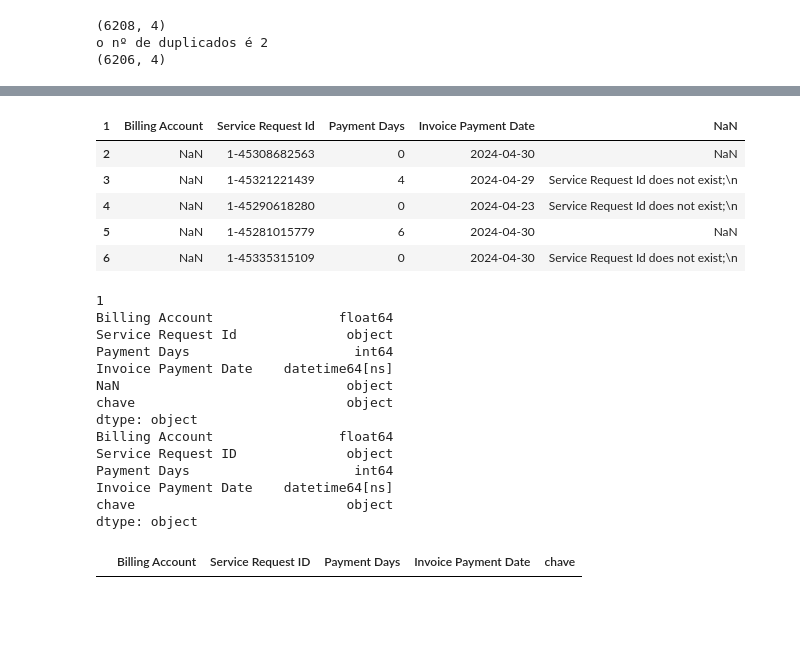
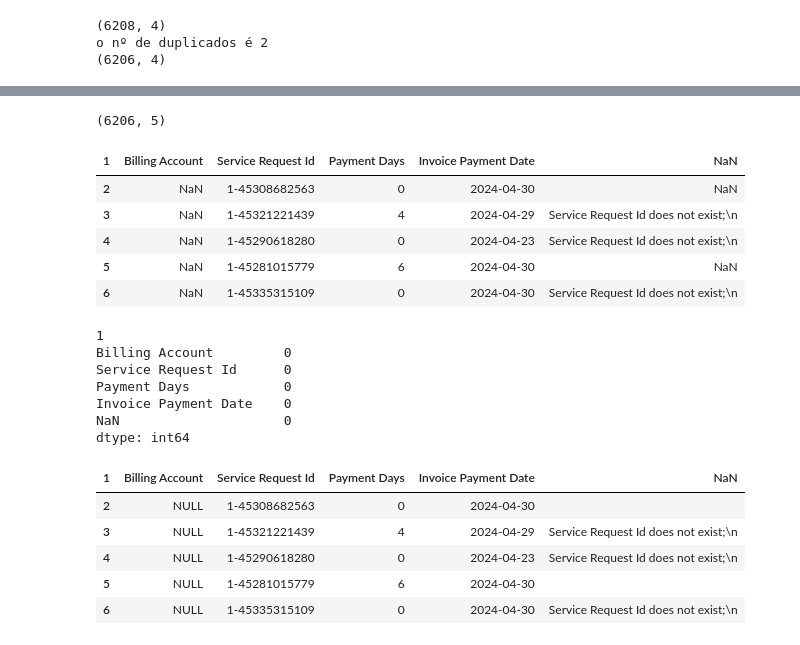
Before and after one commit to josepmatias/nos_reten-ao, a Jupyter notebook: actividades extra.ipynb, the cells around one changed output, grey strips where cells are left out. Saved outputs shown, nothing was run; the diff lists cells and outputs as text; code cells hidden in the pictures; blank space fills up the shorter version.

```diff
--- a/actividades extra.ipynb
+++ b/actividades extra.ipynb
@@ -409,14 +430,42 @@ erro_pagamento2.columns=erro_pagamento.iloc[1, :5]
 #separar data da hora
 erro_pagamento2["Invoice Payment Date"]=pd.to_datetime(erro_pagamento2["Invoice Payment Date"])
 
+print(erro_pagamento2.shape)
 erro_pagamento2.head()
 # %% [output]
+(6206, 5)
 | 1 | Billing Account | Service Request Id | Payment Days | Invoice Payment Date | NaN |
 | 2 | NaN | 1-45308682563 | 0 | 2024-04-30 | NaN |
 | 3 | NaN | 1-45321221439 | 4 | 2024-04-29 | Service Request Id does not exist;\n |
 | 4 | NaN | 1-45290618280 | 0 | 2024-04-23 | Service Request Id does not exist;\n |
 | 5 | NaN | 1-45281015779 | 6 | 2024-04-30 | NaN |
 | 6 | NaN | 1-45335315109 | 0 | 2024-04-30 | Service Request Id does not exist;\n |
+# %%
+#substituir NaN na 1ª coluna de erro_pagamento2
+
+erro_pagamento2.iloc[:, 0]=erro_pagamento2.iloc[:, 0].fillna("NULL")
+
+#substituir NaN na 5ª coluna onde se sinalizam os erros
+
+erro_pagamento2.iloc[:, 4]=erro_pagamento2.iloc[:, 4].fillna("")
+
+print(erro_pagamento2.isna().sum())
+
+erro_pagamento2.head()
+# %% [output]
+1
+Billing Account         0
+Service Request Id      0
+Payment Days            0
+Invoice Payment Date    0
+NaN                     0
+dtype: int64
+| 1 | Billing Account | Service Request Id | Payment Days | Invoice Payment Date | NaN |
+| 2 | NULL | 1-45308682563 | 0 | 2024-04-30 |  |
+| 3 | NULL | 1-45321221439 | 4 | 2024-04-29 | Service Request Id does not exist;\n |
+| 4 | NULL | 1-45290618280 | 0 | 2024-04-23 | Service Request Id does not exist;\n |
+| 5 | NULL | 1-45281015779 | 6 | 2024-04-30 |  |
+| 6 | NULL | 1-45335315109 | 0 | 2024-04-30 | Service Request Id does not exist;\n |
 # %%
 #criar coluna "chave" em template_pagamentodb e erro_pagamento2
 
@@ -436,31 +479,0 @@ for col, form in zip(lista_col, lista_form):
-# %%
-print(erro_pagamento2.dtypes)
-print(template_pagamentodb.dtypes)
-# %% [output]
-1
-Billing Account                float64
-Service Request Id              object
-Payment Days                     int64
-Invoice Payment Date    datetime64[ns]
-NaN                             object
-chave                           object
-dtype: object
-Billing Account                float64
-Service Request ID              object
-Payment Days                     int64
-Invoice Payment Date    datetime64[ns]
-chave                           object
-dtype: object
-# %%
-
-lista_sr=erro_pagamento2.loc[erro_pagamento2.iloc[:, 4].isna()==False, "chave"]
-
-template_pagamentodb2=template_pagamentodb[template_pagamentodb["chave"].isin(lista_sr)]
-
-template_pagamentodb2.head()
-
-#print(erro_pagamento2.shape)
-
-#erro_pagamento2.iloc[:, 4].isna().sum()
-# %% [output]
-|  | Billing Account | Service Request ID | Payment Days | Invoice Payment Date | chave |
```
Also changed, not shown: parts of 5 cells of this notebook.
